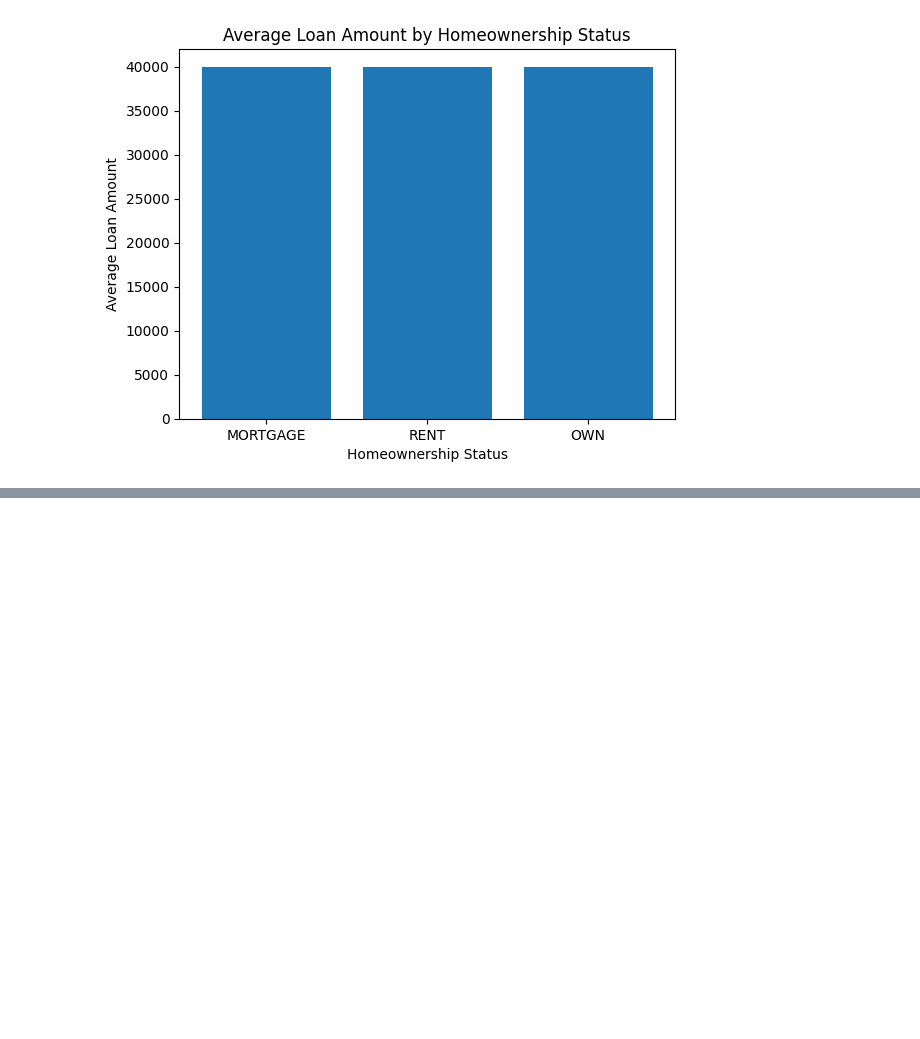
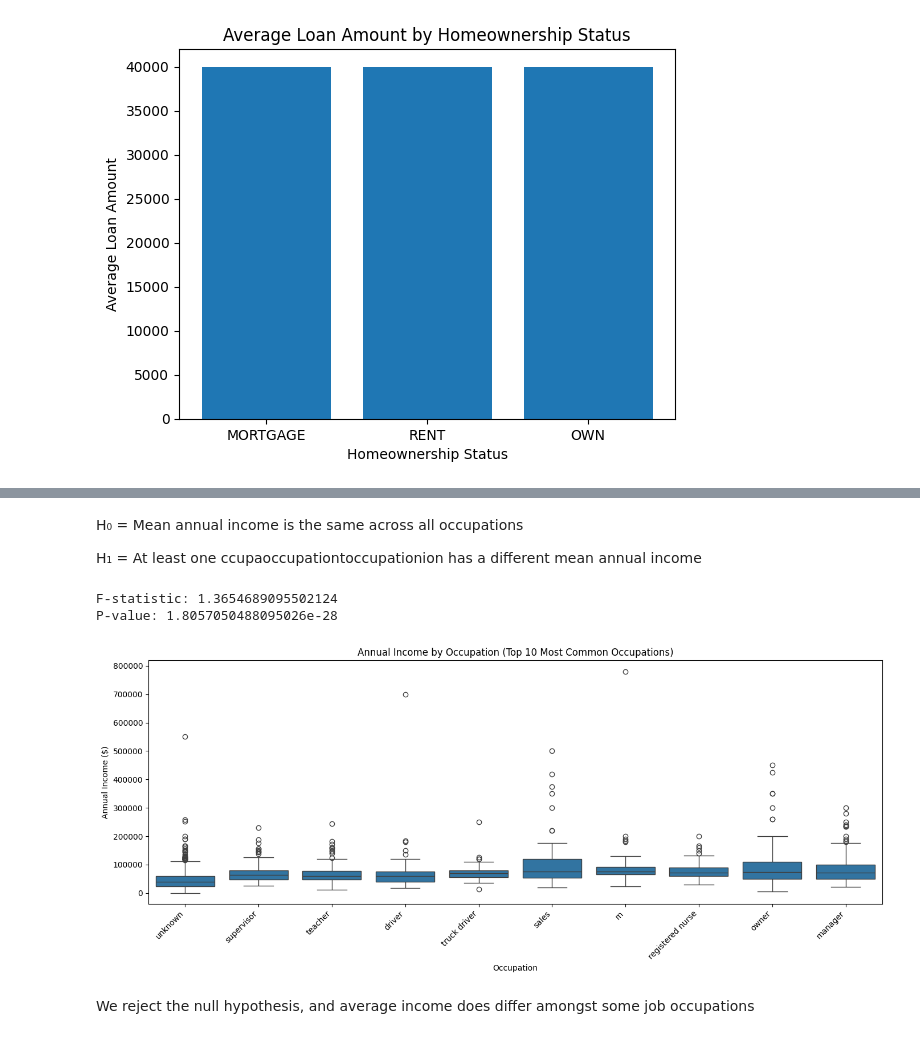
Before and after one commit to samiasondha/FTI-finance-research, a Jupyter notebook: Samia_Sondha_FTI_reserach_project.ipynb, the cells around one changed output, grey strips where cells are left out. Saved outputs shown, nothing was run; the diff lists cells and outputs as text; code cells hidden in the pictures; blank space fills up the shorter version.

```diff
--- a/Samia_Sondha_FTI_reserach_project.ipynb
+++ b/Samia_Sondha_FTI_reserach_project.ipynb
@@ -362,0 +406,44 @@ plt.show()
+# %% [markdown]
+H₀ = Mean annual income is the same across all occupations
+
+H₁ = At least one ccupaoccupationtoccupationion has a different mean annual income
+# %%
+df['emp_title']
+groups = [group["annual_income"].values for _, group in df.groupby("emp_title")]
+
+# Perform ANOVA test
+F_stat, p_value = f_oneway(*groups)
+
+print("F-statistic:", F_stat)
+print("P-value:", p_value)
+# %% [output]
+F-statistic: 1.3654689095502124
+P-value: 1.8057050488095026e-28
+# %%
+import matplotlib.pyplot as plt
+import seaborn as sns
+
+# Top 10 most common occupations
+top_jobs = df['emp_title'].value_counts().head(10).index
+
+plot_df = df[df['emp_title'].isin(top_jobs)]
+
+plt.figure(figsize=(14,6))
+
+sns.boxplot(
+    data=plot_df,
+    x='emp_title',
+    y='annual_income'
+)
+
+plt.xticks(rotation=45, ha='right')
+plt.title('Annual Income by Occupation (Top 10 Most Common Occupations)')
+plt.xlabel('Occupation')
+plt.ylabel('Annual Income ($)')
+
+plt.tight_layout()
+plt.show()
+# %% [output]
+[figure, added]
+# %% [markdown]
+We reject the null hypothesis, and average income does differ amongst some job occupations
```
Also changed, not shown: parts of 24 cells of this notebook.
